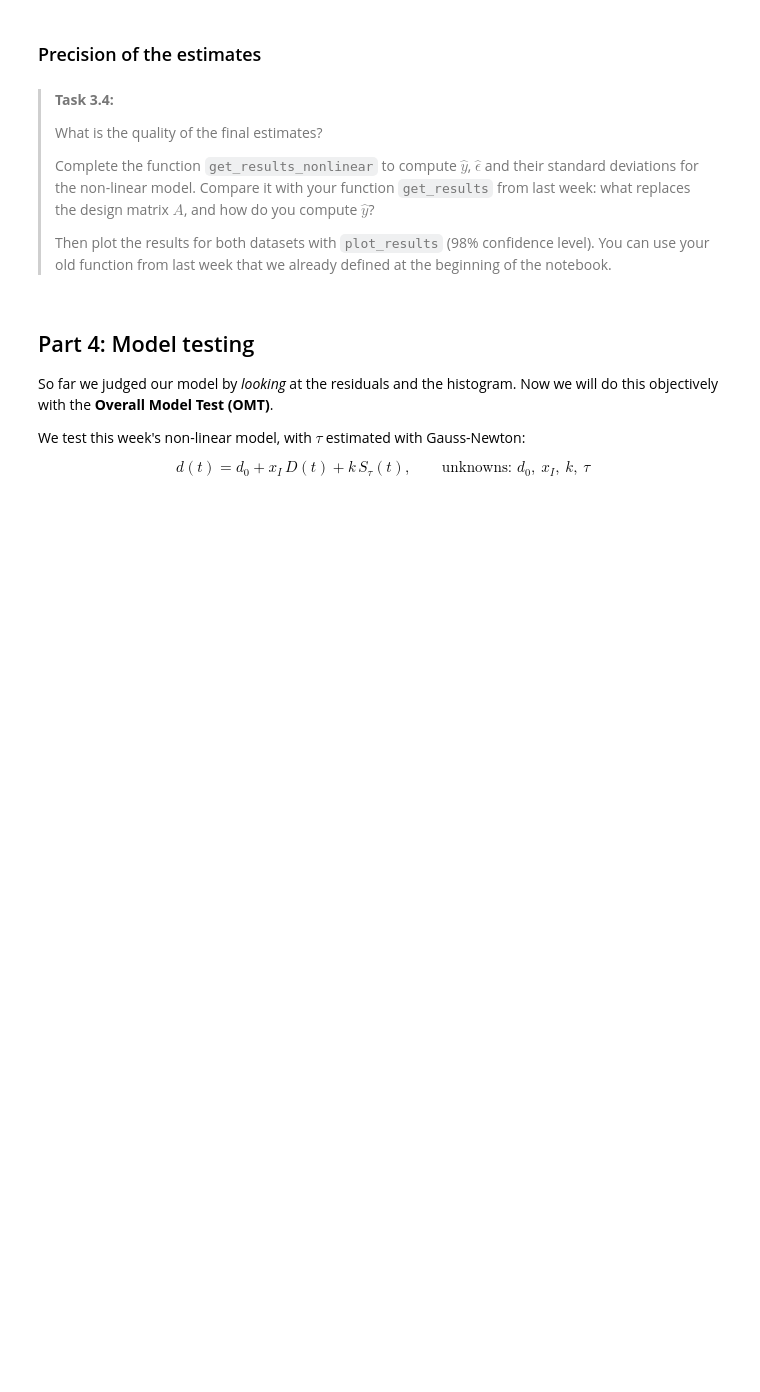
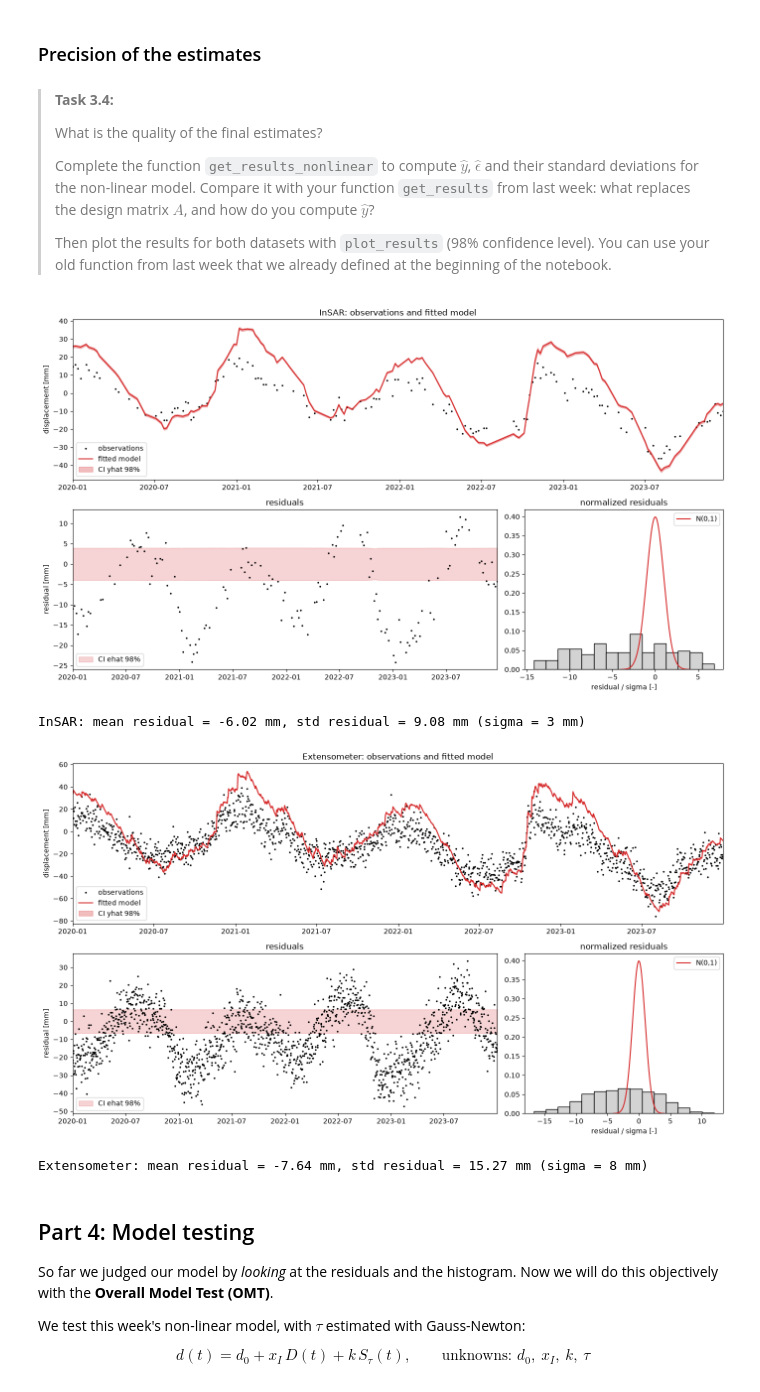
Before and after one commit to mangl308/GA1.8-, a Jupyter notebook: fit_me_baby_one_more_time.ipynb, the cells around one changed output. Cells and saved outputs as stored; diff of their text form; code cells hidden in the pictures; blank space fills up the shorter version.

```diff
--- a/fit_me_baby_one_more_time.ipynb
+++ b/fit_me_baby_one_more_time.ipynb
@@ -441,22 +441,27 @@ Extensometer: converged after 7 iterations: d0 = -0.8515 ± 0.2256 mm, x_I = -0.
 # %%
 def get_results_nonlinear(y, day, Sigma_Y, xhat, Sigma_X):
     '''Adjusted observations, residuals and their standard deviations (non-linear model).'''
-    J = ### YOUR CODE HERE ###
-    yhat = ### YOUR CODE HERE ###
-    ehat = ### YOUR CODE HERE ###
-    Sigma_Yhat = ### YOUR CODE HERE ###
-    Sigma_ehat = ### YOUR CODE HERE ###
-    std_yhat = ### YOUR CODE HERE ###
-    std_ehat = ### YOUR CODE HERE ###
+    J = jacobian(xhat, day)
+    yhat = J @ xhat
+    ehat = y - yhat
+    Sigma_Yhat = J @ Sigma_X @ J.T
+    Sigma_ehat = Sigma_Y - Sigma_Yhat
+    std_yhat = np.sqrt(np.diag(Sigma_Yhat))
+    std_ehat = np.sqrt(np.diag(Sigma_ehat))
     return yhat, ehat, std_yhat, std_ehat
 
-yhat_insar, ehat_insar, std_yhat_insar, std_ehat_insar = ### YOUR CODE HERE ###
-yhat_ext, ehat_ext, std_yhat_ext, std_ehat_ext = ### YOUR CODE HERE ###
+yhat_insar, ehat_insar, std_yhat_insar, std_ehat_insar = get_results_nonlinear(y_insar, day_insar, Sigma_Y_insar, xhat_insar, Sigma_Xhat_insar)
+yhat_ext, ehat_ext, std_yhat_ext, std_ehat_ext = get_results_nonlinear(y_ext, day_ext, Sigma_Y_ext, xhat_ext, Sigma_Xhat_ext)
 
 plot_results('InSAR', dates_insar, y_insar, yhat_insar, ehat_insar,
              std_yhat_insar, std_ehat_insar, sigma_insar, alpha=0.02)
 plot_results('Extensometer', dates_ext, y_ext, yhat_ext, ehat_ext,
              std_yhat_ext, std_ehat_ext, sigma_ext, alpha=0.02)
+# %% [output]
+[figure, added]
+InSAR: mean residual = -6.02 mm, std residual = 9.08 mm (sigma = 3 mm)
+[figure, added]
+Extensometer: mean residual = -7.64 mm, std residual = 15.27 mm (sigma = 8 mm)
 # %% [markdown]
 ## Part 4: Model testing
 
```
